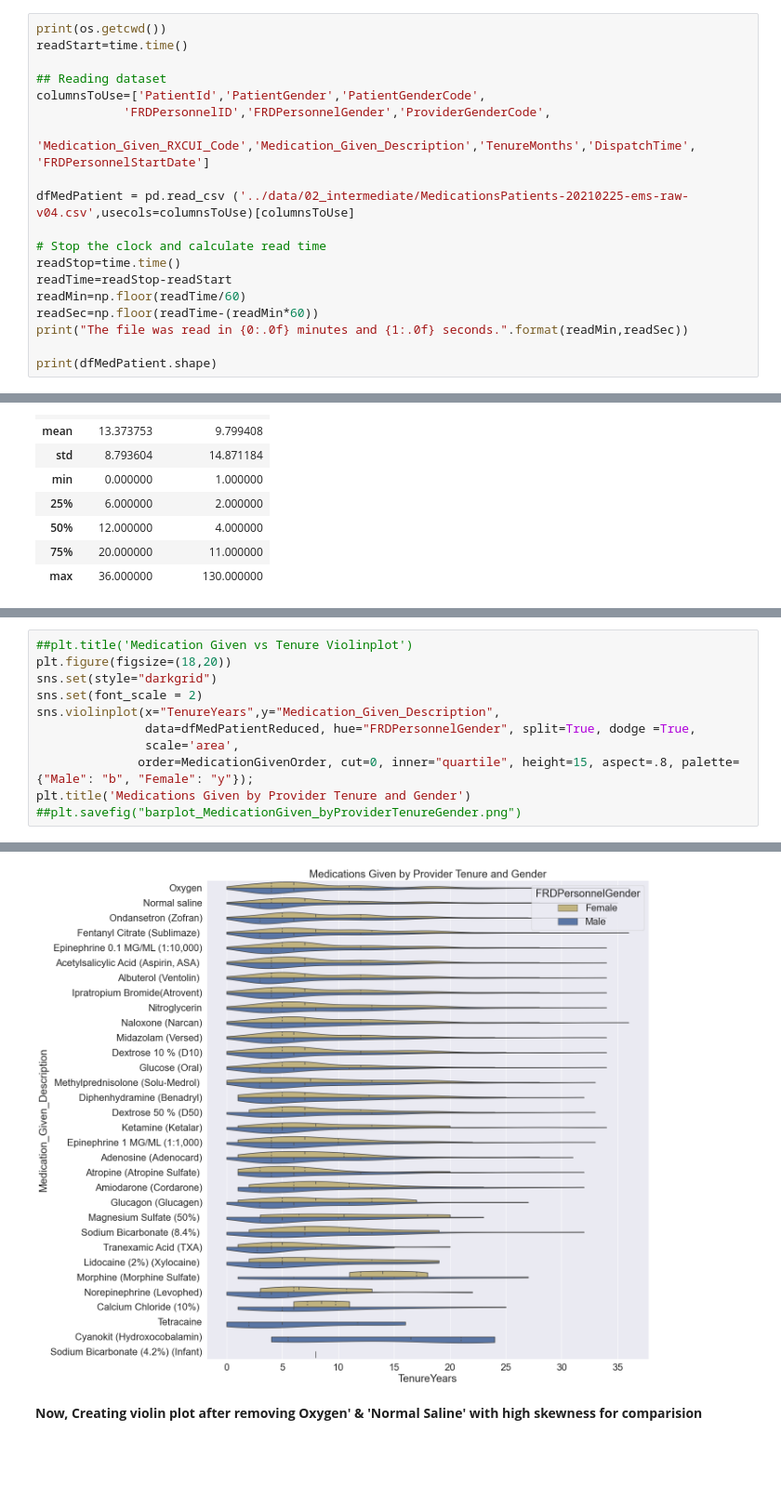
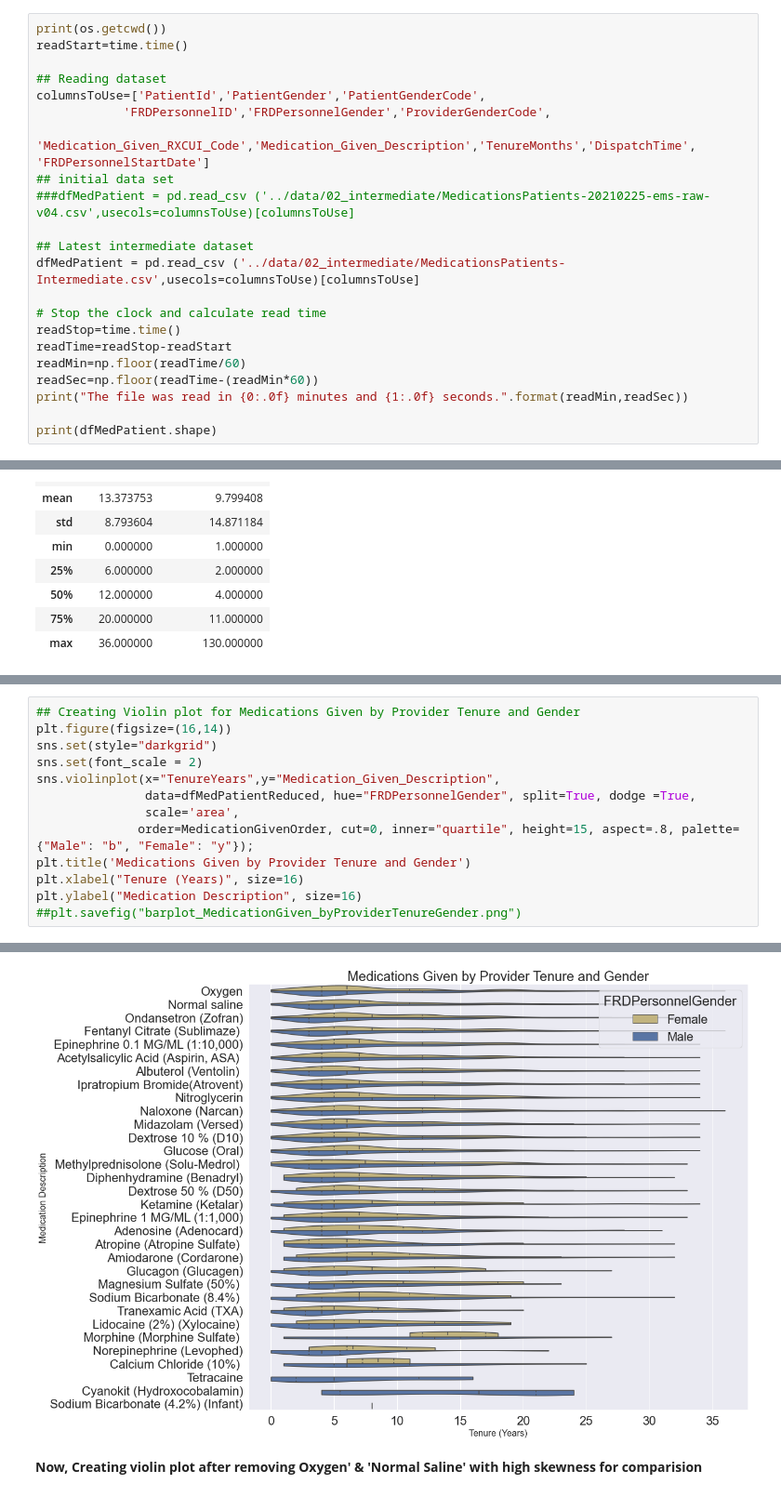
Before and after one commit to data-rescue/ems-analytics, a Jupyter notebook: notebooks/20210323-au-medication-tenure-relation.ipynb, the cells around one changed output, grey strips where cells are left out. Shown at 93% size. Saved outputs shown, nothing was run; the diff lists cells and outputs as text; blank space fills up the shorter version.

```diff
--- a/notebooks/20210323-au-medication-tenure-relation.ipynb
+++ b/notebooks/20210323-au-medication-tenure-relation.ipynb
@@ -28,8 +30,11 @@ readStart=time.time()
 columnsToUse=['PatientId','PatientGender','PatientGenderCode',
             'FRDPersonnelID','FRDPersonnelGender','ProviderGenderCode',
             'Medication_Given_RXCUI_Code','Medication_Given_Description','TenureMonths','DispatchTime', 'FRDPersonnelStartDate']
+## initial data set
+###dfMedPatient = pd.read_csv ('../data/02_intermediate/MedicationsPatients-20210225-ems-raw-v04.csv',usecols=columnsToUse)[columnsToUse]
 
-dfMedPatient = pd.read_csv ('../data/02_intermediate/MedicationsPatients-20210225-ems-raw-v04.csv',usecols=columnsToUse)[columnsToUse]
+## Latest intermediate dataset
+dfMedPatient = pd.read_csv ('../data/02_intermediate/MedicationsPatients-Intermediate.csv',usecols=columnsToUse)[columnsToUse]
 
 # Stop the clock and calculate read time
 readStop=time.time()
@@ -574,6 +583,6 @@ Text(0.5, 1.0, 'Medications Given by Provider Tenure(years)')
 # %%
-##plt.title('Medication Given vs Tenure Violinplot')
-plt.figure(figsize=(18,20))
+## Creating Violin plot for Medications Given by Provider Tenure and Gender
+plt.figure(figsize=(16,14))
 sns.set(style="darkgrid")
 sns.set(font_scale = 2)
 sns.violinplot(x="TenureYears",y="Medication_Given_Description",
@@ -581,5 +590,7 @@ sns.violinplot(x="TenureYears",y="Medication_Given_Description",
                scale='area',
               order=MedicationGivenOrder, cut=0, inner="quartile", height=15, aspect=.8, palette={"Male": "b", "Female": "y"});
 plt.title('Medications Given by Provider Tenure and Gender')
+plt.xlabel("Tenure (Years)", size=16)
+plt.ylabel("Medication Description", size=16)
 ##plt.savefig("barplot_MedicationGiven_byProviderTenureGender.png")
 # %% [output]
@@ -587,4 +598,4 @@ Text(0.5, 1.0, 'Medications Given by Provider Tenure and Gender')
-[figure, old version]
+[figure, new version]
 # %% [markdown]
 <b>Now, Creating violin plot after removing Oxygen' & 'Normal Saline' with high skewness for comparision</b>
 # %%
```
Also changed, not shown: parts of 35 cells of this notebook.
